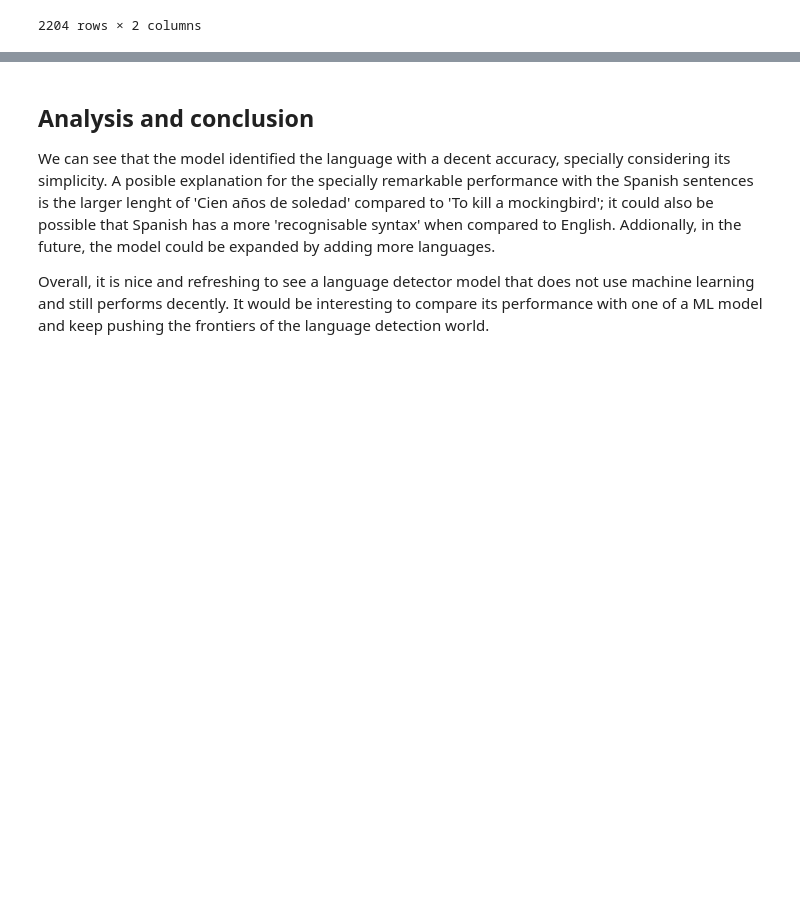
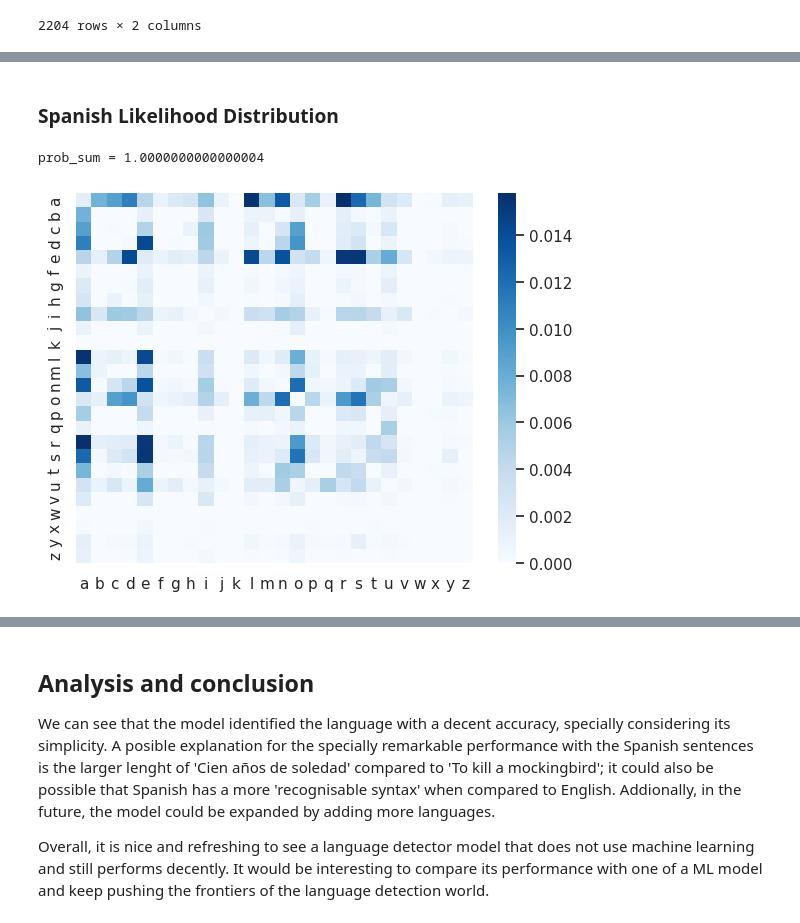
Before and after one commit to jrsalgadoASW/hw3_language_model_joint_conditional, a Jupyter notebook: model_creation.ipynb, the cells around one changed output, grey strips where cells are left out. Drawn from its saved outputs; the diff is of its cells as text; code cells hidden in the pictures; blank space fills up the shorter version.

```diff
--- a/model_creation.ipynb
+++ b/model_creation.ipynb
@@ -228,0 +294,10 @@ for i in range(0,2204):
+# %% [markdown]
+### Spanish Likelihood Distribution
+# %%
+ES_dist = get_filled_biagram(short_story_name_spanish)
+# graph_matrix_heatmap(biagram)
+ES_dist = get_joint_probabilities(ES_dist)
+graph_matrix_heatmap(ES_dist)
+# %% [output]
+prob_sum = 1.0000000000000004
+[figure, added]
```
Also changed, not shown: parts of 18 cells of this notebook.
